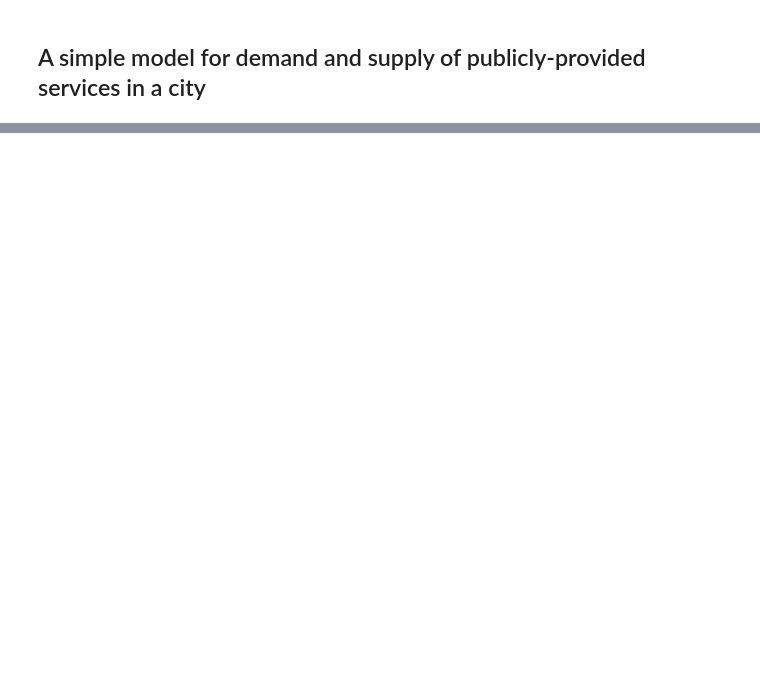
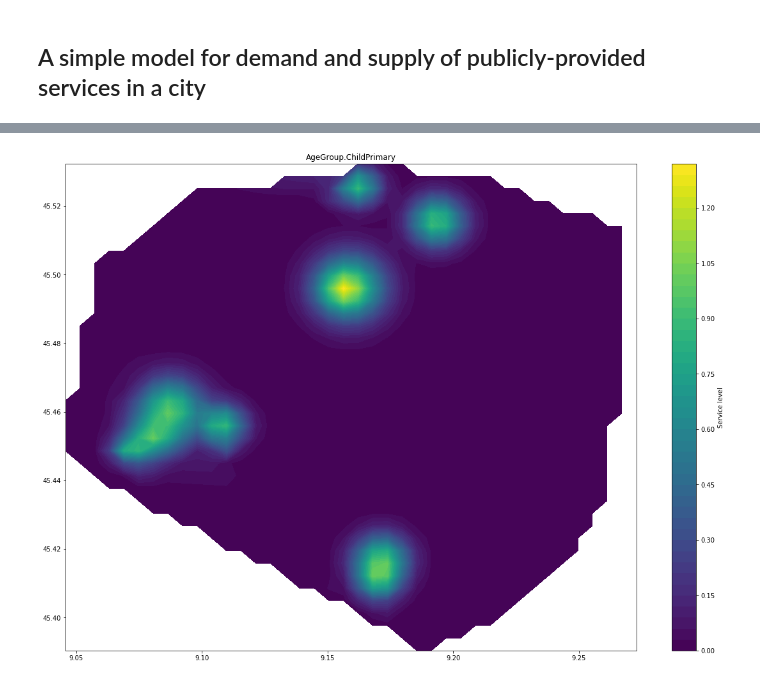
Before and after one commit to italia/daf-mappa-quartiere, a Jupyter notebook: notebooks/CityServicesModel.ipynb, the cells around one changed output, grey strips where cells are left out. Drawn from its saved outputs; the diff is of its cells as text; code cells hidden in the pictures; blank space fills up the shorter version.

Commit message:
Fixed plotting function
Added method to extract plot output from ServiceValues

```diff
--- a/notebooks/CityServicesModel.ipynb
+++ b/notebooks/CityServicesModel.ipynb
@@ -55,8 +63,7 @@ libraryUnits = bibliotecheLoader.load(meanRadius=0.5)
 # %%
 # call grid making to discretise service evaluation, this is an alternative to evaluating on the demand units
-milanoGridMK = GridMaker({'quartieri':'../data/raw/Milano_specific/Milano_quartieri.geojson'}, gridStep=.5)
+milanoGridMK = GridMaker({'quartieri':'../data/raw/Milano_specific/Milano_quartieri.geojson'}, gridStep=.4)
 # %%
-# compute service levels
+#type(milanoGridMK.grid)
 testEvaluator = ServiceEvaluator(schoolUnits[:10])
 valuesGrid = testEvaluator.evaluate_services_at(milanoGridMK.grid)
-valuesGrid = testEvaluator.evaluate_services_at(frame.mappedPositions)
@@ -63,6 +126,8 @@ valuesGrid = testEvaluator.evaluate_services_at(frame.mappedPositions)
 # %%
 plotterNew = ValuesPlotter(valuesGrid)
-plotterNew.plot_service_levels(ServiceType.School, gridDensity=200) # plots with griddata+contourf
+plotterNew.plot_service_levels(ServiceType.School) # plots with griddata+contourf
+# %% [output]
+[figure, added]
 # %%
 class KPICalculator:
     '''Class to aggregate demand and evaluate section based and position based KPIs'''
```
Also changed, not shown: parts of 6 cells of this notebook, 1 other file.
